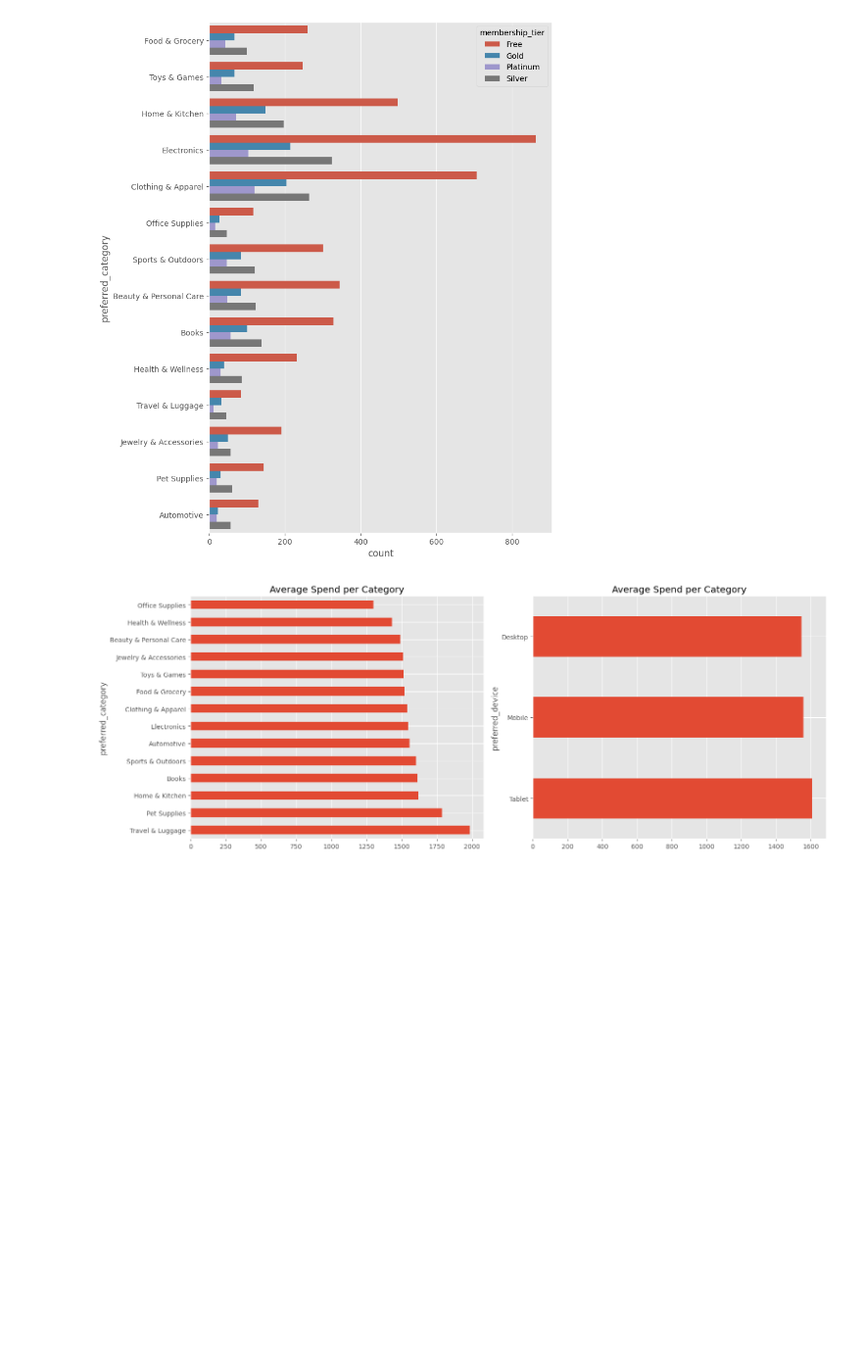
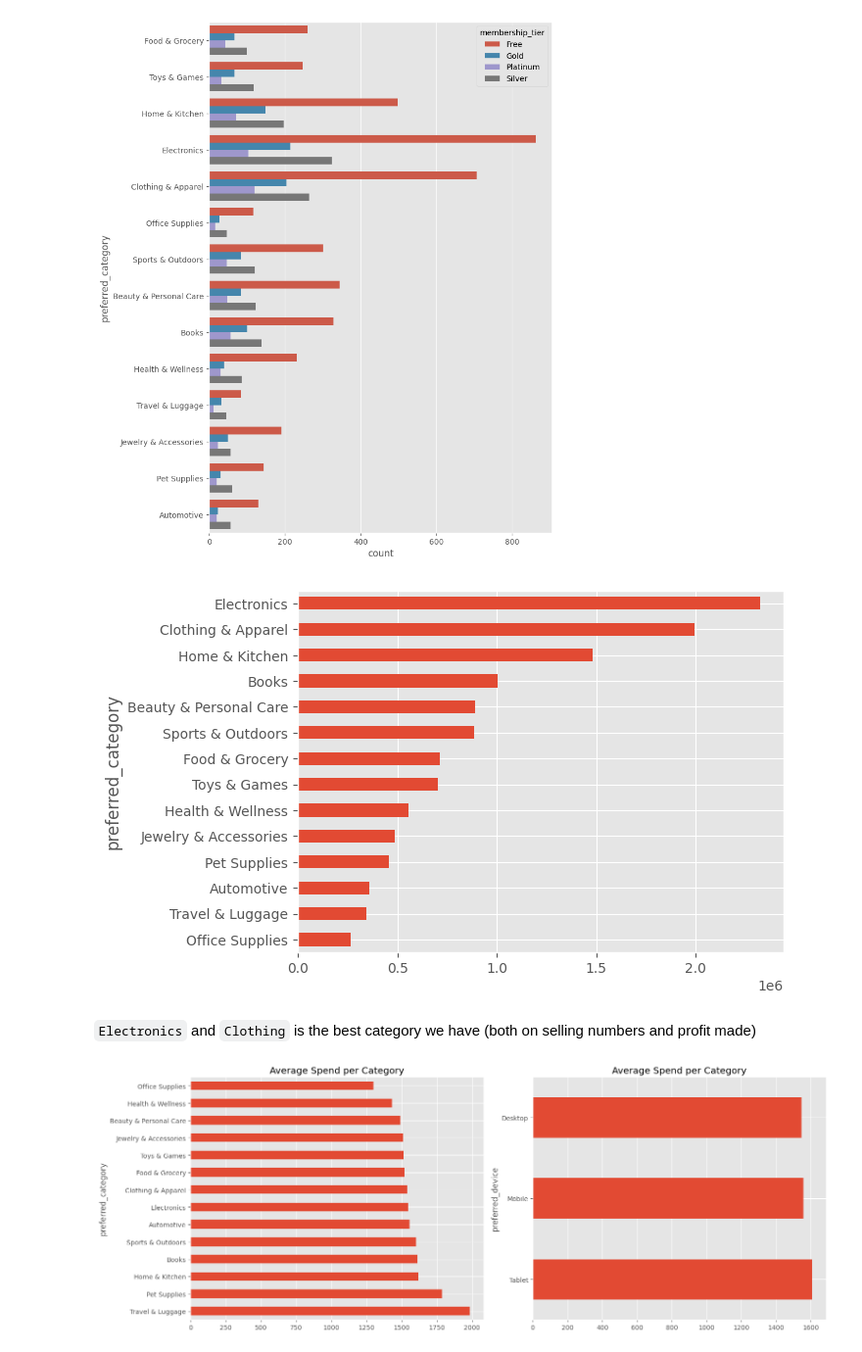
Before and after one commit to Doug-Vo/ML-Self-Project, a Jupyter notebook: Machine Learning/e_commerce.ipynb, the cells around one changed output. Shown at 98% size. Drawn from its saved outputs; the diff is of its cells as text; code cells hidden in the pictures; blank space fills up the shorter version.

```diff
--- a/Machine Learning/e_commerce.ipynb
+++ b/Machine Learning/e_commerce.ipynb
@@ -159,6 +180,13 @@ sns.countplot(df, y = 'preferred_category', hue = 'membership_tier')
 plt.show()
 # %% [output]
 [figure]
+# %%
+df.groupby('preferred_category')['total_spend_usd'].sum().sort_values().plot(kind = 'barh')
+plt.show()
+# %% [output]
+[figure, added]
+# %% [markdown]
+`Electronics` and `Clothing` is the best category we have (both on selling numbers and profit made)
 # %%
 fig, (ax1, ax2) = plt.subplots(1, 2, figsize=(16, 6))
 
```
Also changed, not shown: parts of 22 cells of this notebook.
